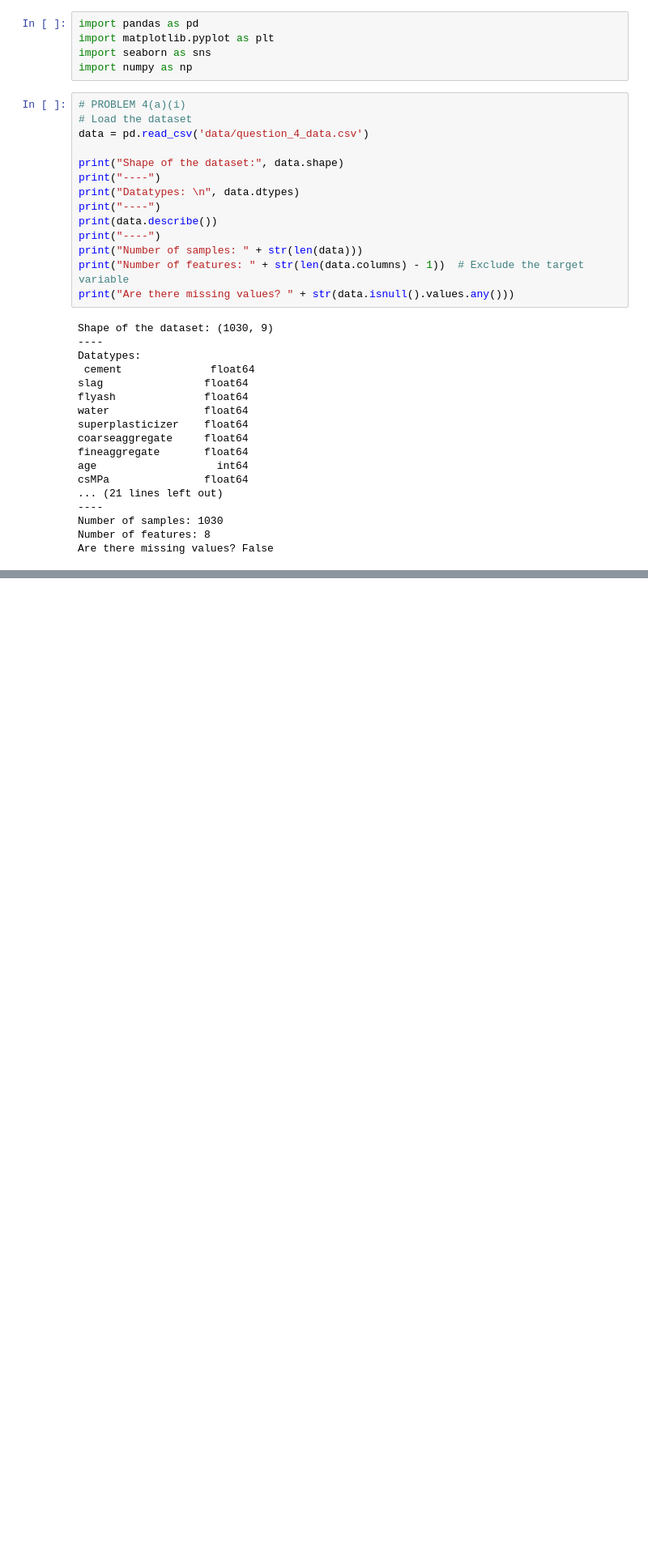
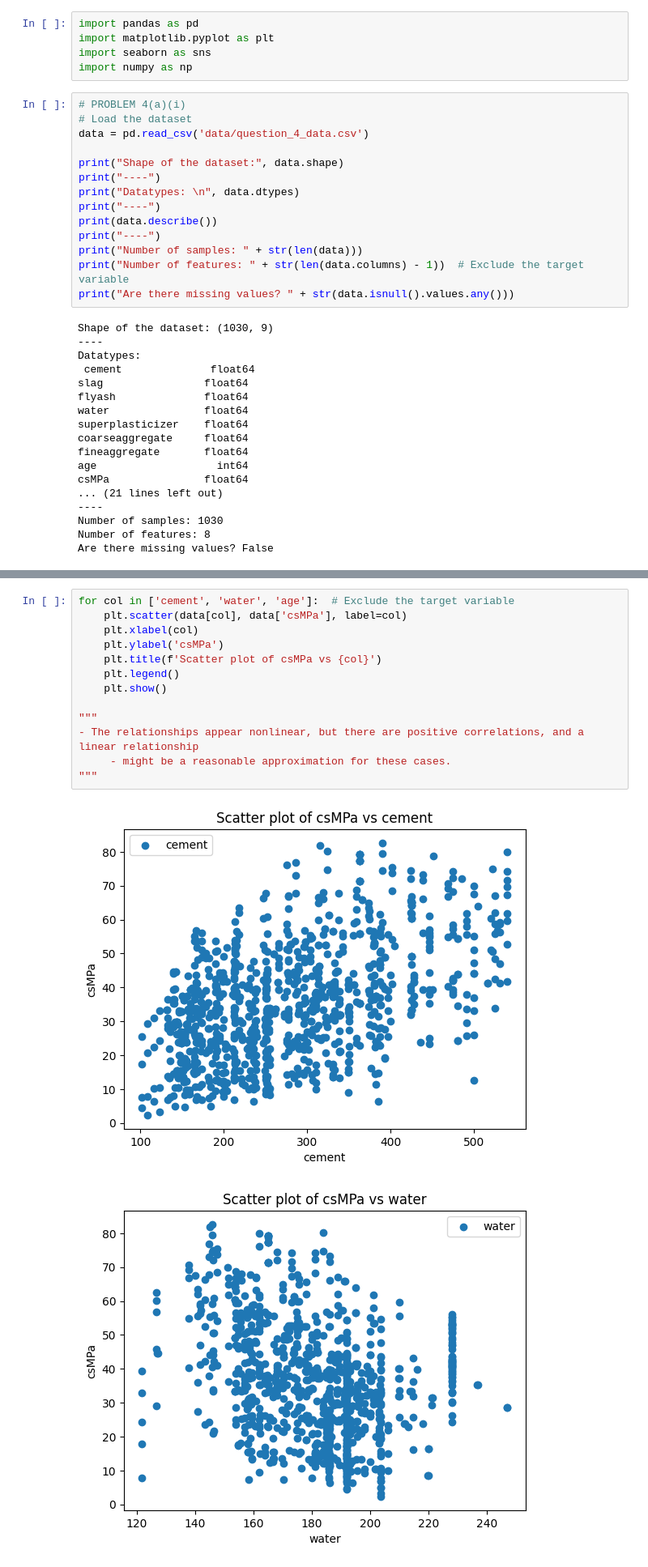
Before and after one commit to sonirohan/intro-ml, a Jupyter notebook: hw1/problem4.ipynb, the cells around one changed output, grey strips where cells are left out. Shown at 81% size. Cells and saved outputs as stored; diff of their text form; blank space fills up the shorter version.

```diff
--- a/hw1/problem4.ipynb
+++ b/hw1/problem4.ipynb
@@ -53,0 +103,16 @@ Standard Deviation:  16.705741961912512
+# %%
+for col in ['cement', 'water', 'age']:  # Exclude the target variable
+    plt.scatter(data[col], data['csMPa'], label=col)
+    plt.xlabel(col)
+    plt.ylabel('csMPa')
+    plt.title(f'Scatter plot of csMPa vs {col}')
+    plt.legend()
+    plt.show()
+
+"""
+- The relationships appear nonlinear, but there are positive correlations, and a linear relationship
+     - might be a reasonable approximation for these cases.
+"""
+# %% [output]
+[figure, added]
+[figure, added]
```
Also changed, not shown: parts of 4 cells of this notebook.
